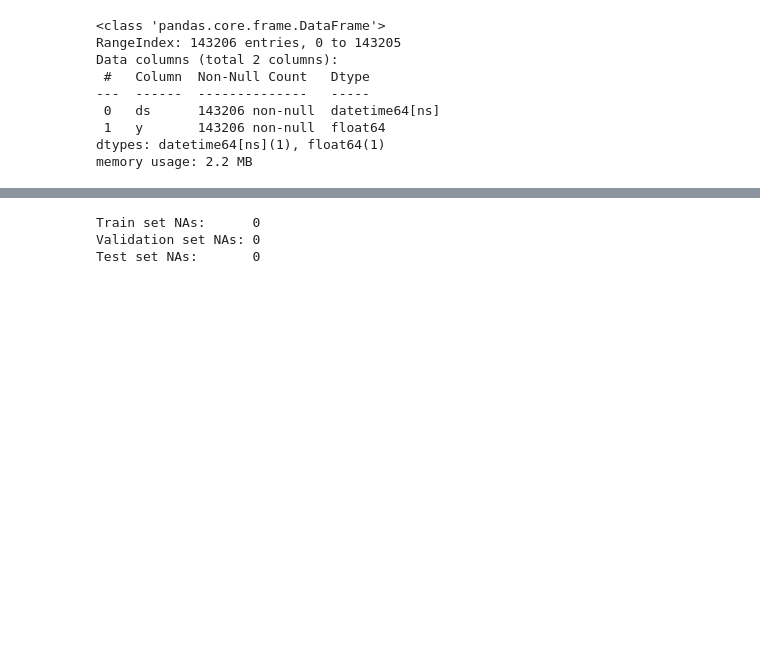
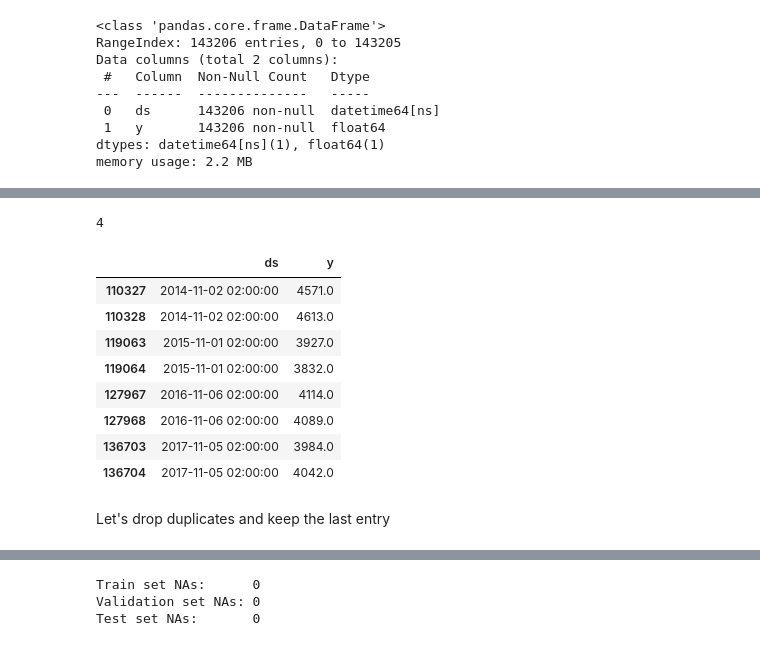
Before and after one commit to ioanniswd/portfolio, a Jupyter notebook: electricity-consumption-forecasting/prophet.sync.ipynb, the cells around one changed output, grey strips where cells are left out. Saved outputs shown, nothing was run; the diff lists cells and outputs as text; code cells hidden in the pictures; blank space fills up the shorter version.

```diff
--- a/electricity-consumption-forecasting/prophet.sync.ipynb
+++ b/electricity-consumption-forecasting/prophet.sync.ipynb
@@ -174,0 +204,18 @@ memory usage: 2.2 MB
+# %%
+train_val_test_df['ds'].duplicated().sum()
+# %% [output]
+4
+# %%
+train_val_test_df[train_val_test_df['ds'].duplicated(keep=False)].sort_values(by='ds')
+# %% [output]
+|  | ds | y |
+| 110327 | 2014-11-02 02:00:00 | 4571.0 |
+| 110328 | 2014-11-02 02:00:00 | 4613.0 |
+| 119063 | 2015-11-01 02:00:00 | 3927.0 |
+| 119064 | 2015-11-01 02:00:00 | 3832.0 |
+| 127967 | 2016-11-06 02:00:00 | 4114.0 |
+| 127968 | 2016-11-06 02:00:00 | 4089.0 |
+| 136703 | 2017-11-05 02:00:00 | 3984.0 |
+| 136704 | 2017-11-05 02:00:00 | 4042.0 |
+# %% [markdown]
+Let's drop duplicates and keep the last entry
```
Also changed, not shown: parts of 27 cells of this notebook, 1 other file.
